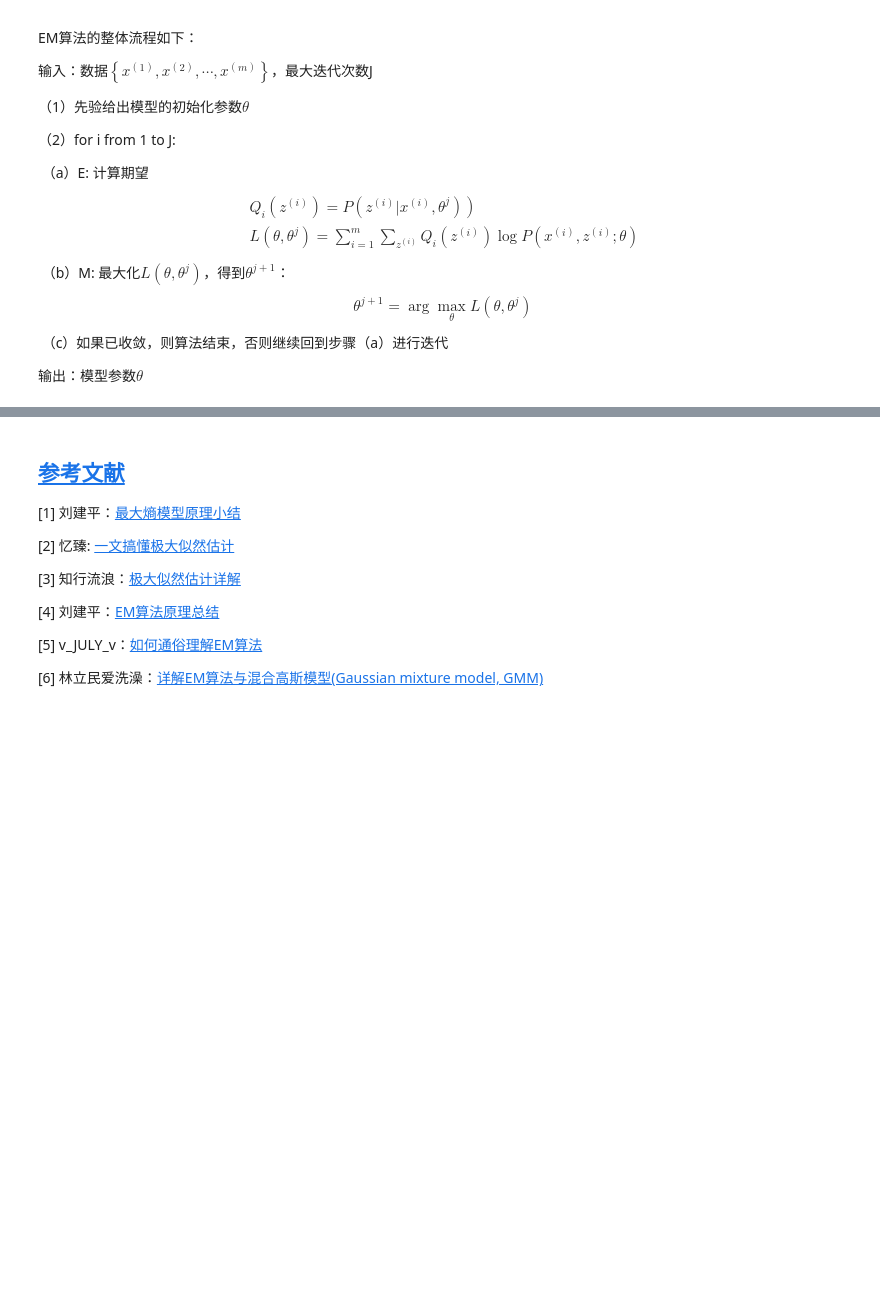
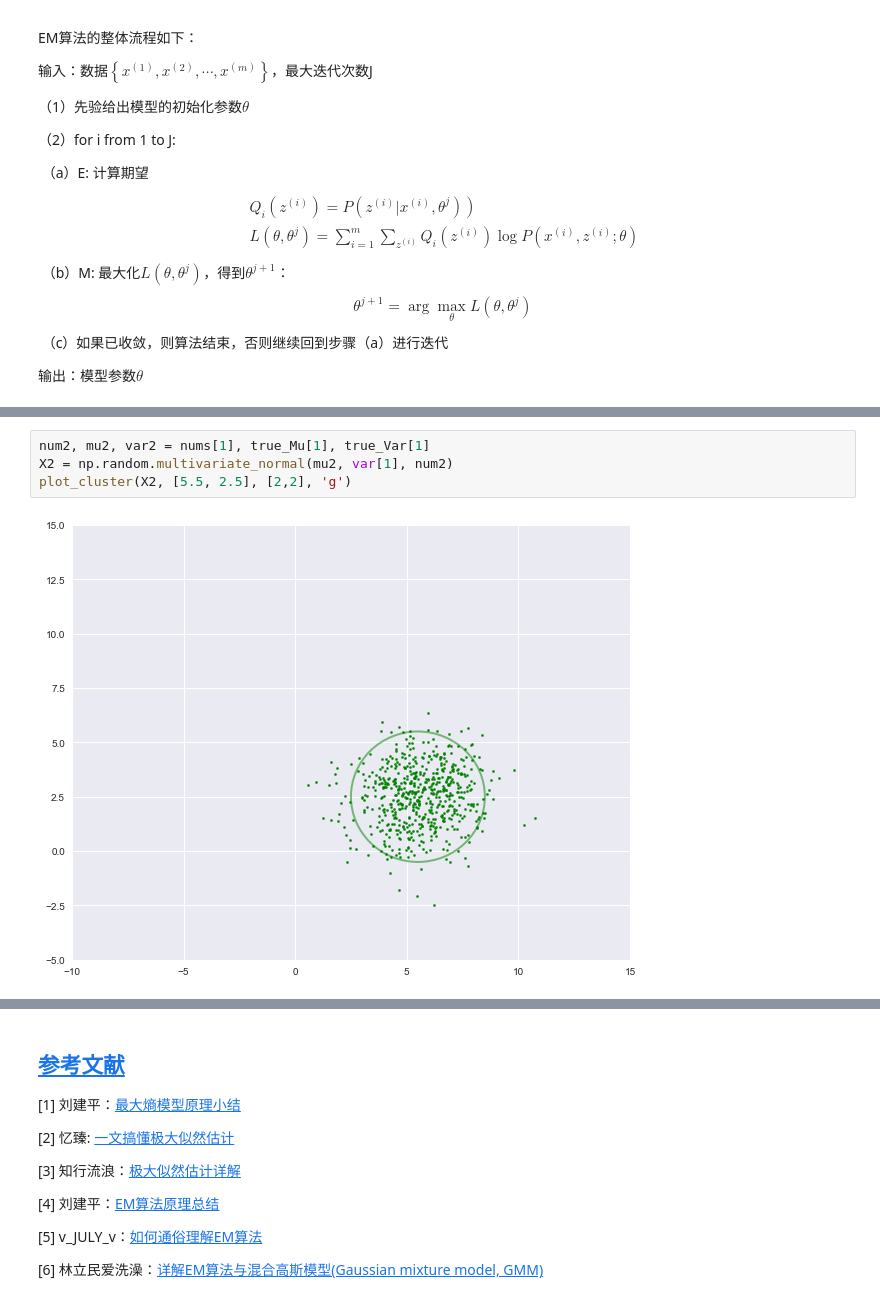
Before and after one commit to Knowledge-Precipitation-Tribe/Maximum-Entropy-Model-and-Expectation-maximization-algorithm, a Jupyter notebook: jupyter notebook/Maximum-Entropy-Model-and-Expectation-maximization-algorithm.ipynb, the cells around one changed output, grey strips where cells are left out. Cells and saved outputs as stored; diff of their text form; blank space fills up the shorter version.

```diff
--- a/jupyter notebook/Maximum-Entropy-Model-and-Expectation-maximization-algorithm.ipynb
+++ b/jupyter notebook/Maximum-Entropy-Model-and-Expectation-maximization-algorithm.ipynb
@@ -323,0 +356,6 @@ $$
+# %%
+num2, mu2, var2 = nums[1], true_Mu[1], true_Var[1]
+X2 = np.random.multivariate_normal(mu2, var[1], num2)
+plot_cluster(X2, [5.5, 2.5], [2,2], 'g')
+# %% [output]
+[figure, added]
```
Also changed, not shown: parts of 9 cells of this notebook, 2 other files.
